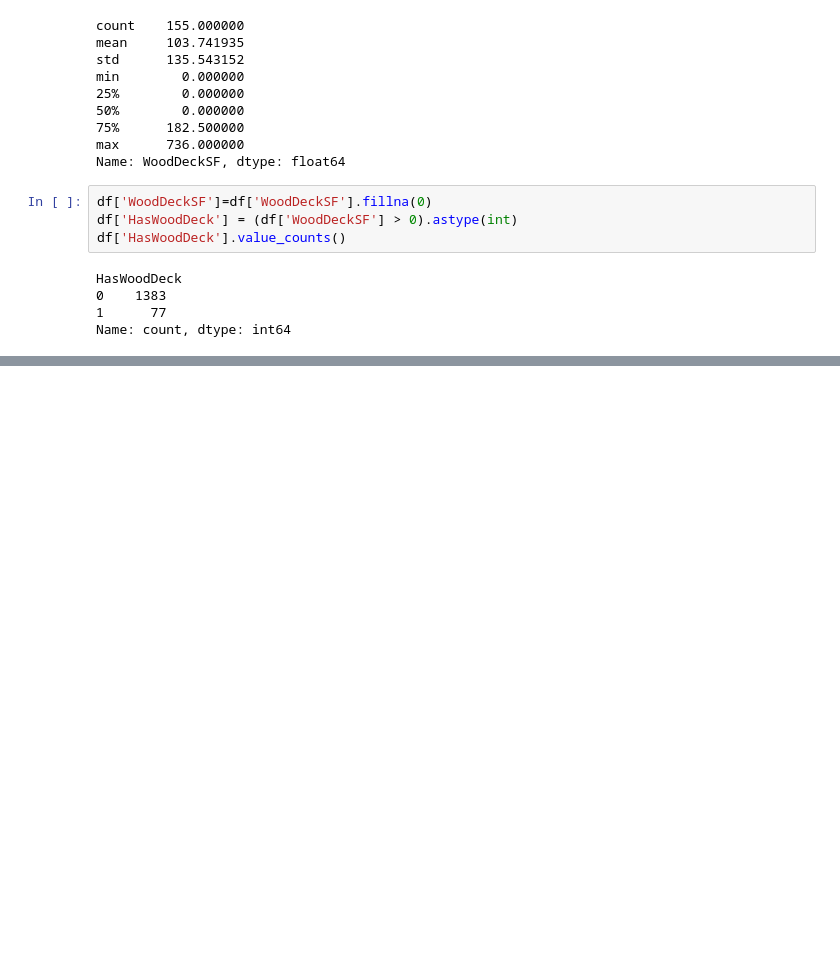
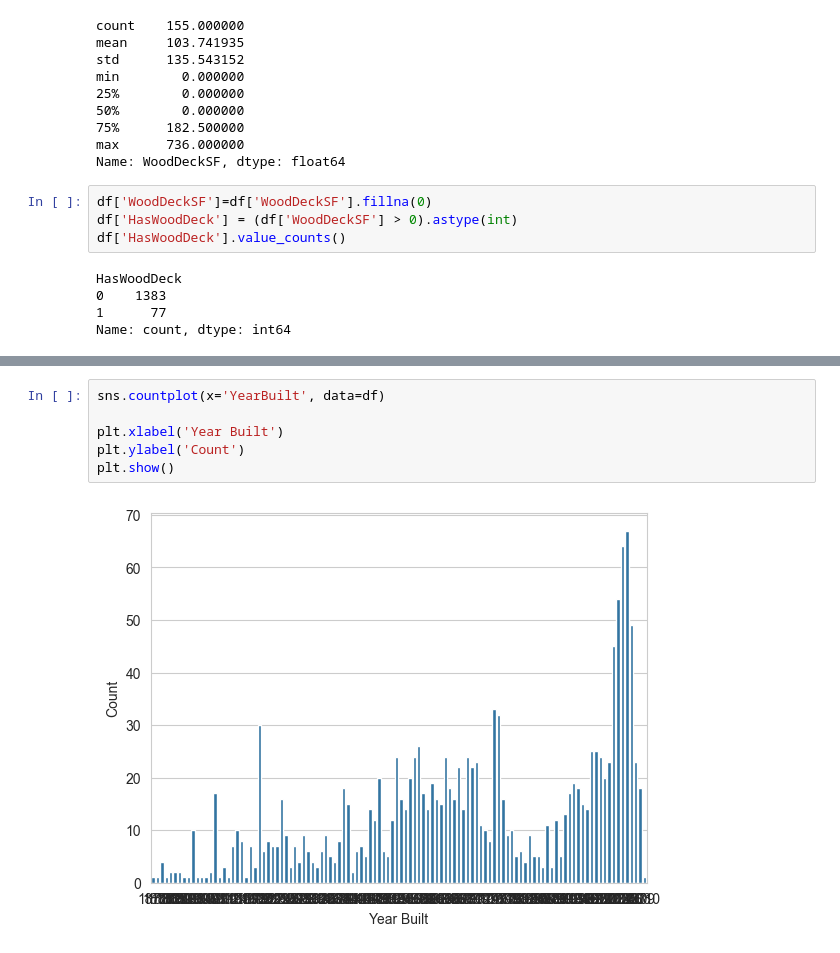
Before and after one commit to hisarciklilar/heritage-housing-issues, a Jupyter notebook: jupyter_notebooks/04_Data_Transformations.ipynb, the cells around one changed output, grey strips where cells are left out. Cells and saved outputs as stored; diff of their text form; blank space fills up the shorter version.

```diff
--- a/jupyter_notebooks/04_Data_Transformations.ipynb
+++ b/jupyter_notebooks/04_Data_Transformations.ipynb
@@ -1044,0 +1093,8 @@ Name: count, dtype: int64
+# %%
+sns.countplot(x='YearBuilt', data=df)
+
+plt.xlabel('Year Built')
+plt.ylabel('Count')
+plt.show()
+# %% [output]
+[figure, added]
```
Also changed, not shown: parts of 11 cells of this notebook.
